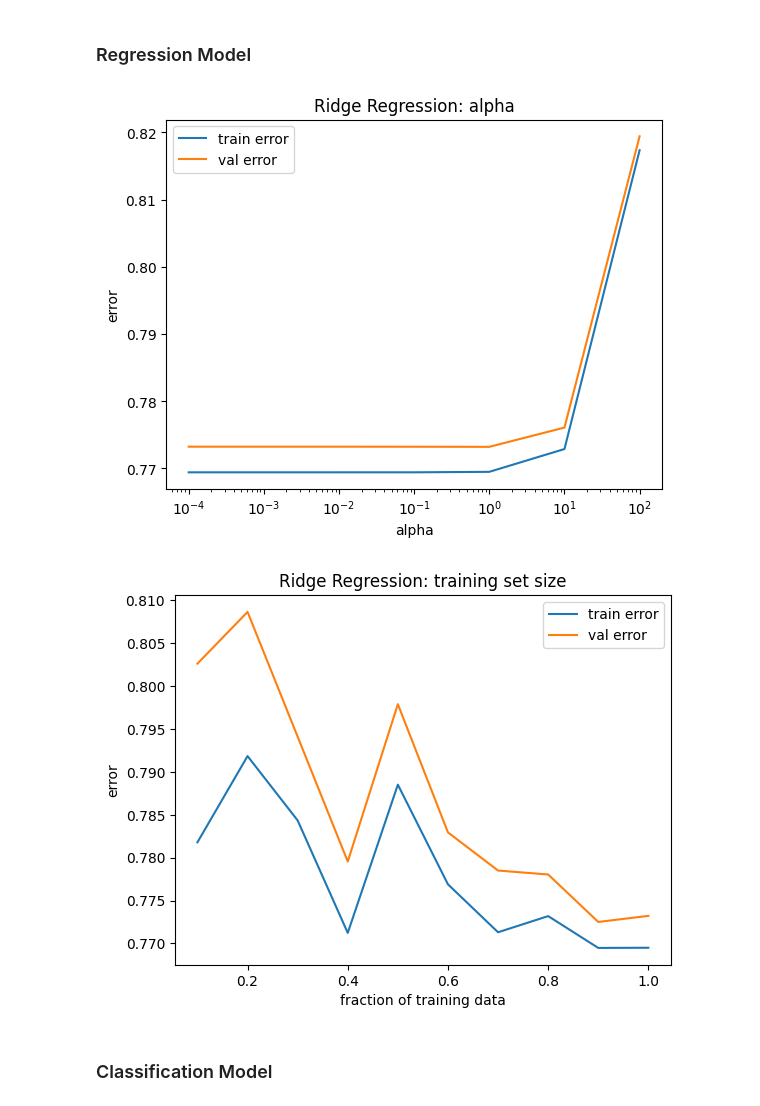
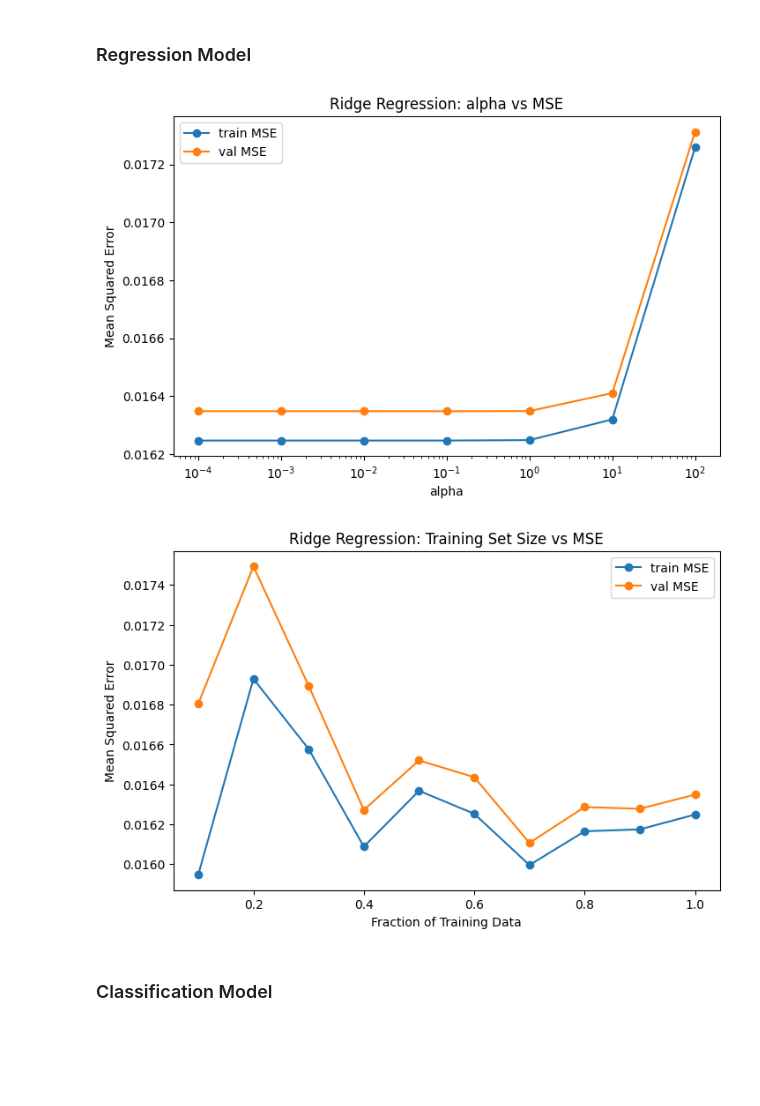
Before and after one commit to Joe-Bresee/data-mining, a Jupyter notebook: a1/Data_Mining_Assignment_1_post.ipynb, the cells around one changed output. Cells and saved outputs as stored; diff of their text form; code cells hidden in the pictures; blank space fills up the shorter version.

Commit message:
updating model hyeper-parameter tuning

```diff
--- a/a1/Data_Mining_Assignment_1_post.ipynb
+++ b/a1/Data_Mining_Assignment_1_post.ipynb
@@ -481,44 +486,58 @@ In total you will conduct 8 experiments.
 ### Regression Model
 # %%
 reg_data = np.column_stack([X_train.values, y_reg_train.values])
+
+cv = KFold(n_splits=5, shuffle=True, random_state=42)
 
 # Experiment 1: vary alpha
 alphas = [0.0001, 0.001, 0.01, 0.1, 1, 10, 100]
 train_errors, val_errors = [], []
 
 for alpha in alphas:
     model = Ridge(alpha=alpha)
-    results = k_fold_cross_validation(reg_data, k=5, model=model)
-    train_errors.append(1 - results["average_train_score"])
-    val_errors.append(1 - results["average_val_score"])
+    results = cross_validate(model, X_train, y_reg_train, cv=cv,
+                             scoring='neg_mean_squared_error',
+                             return_train_score=True)
+    train_errors.append(-results["train_score"].mean())
+    val_errors.append(-results["test_score"].mean())
 
-plt.plot(alphas, train_errors, label="train error")
-plt.plot(alphas, val_errors, label="val error")
+plt.figure(figsize=(8, 5))
+plt.plot(alphas, train_errors, label="train MSE", marker='o')
+plt.plot(alphas, val_errors, label="val MSE", marker='o')
 plt.xscale("log")
 plt.xlabel("alpha")
-plt.ylabel("error")
-plt.title("Ridge Regression: alpha")
+plt.ylabel("Mean Squared Error")
+plt.title("Ridge Regression: alpha vs MSE")
 plt.legend()
 plt.show()
 
 # Experiment 2: vary training set size
 fractions = [0.1, 0.2, 0.3, 0.4, 0.5, 0.6, 0.7, 0.8, 0.9, 1.0]
 train_errors, val_errors = [], []
 
 for frac in fractions:
-    subset = reg_data[:int(len(reg_data) * frac)]
-    model = Ridge(alpha=1.0)
-    results = k_fold_cross_validation(subset, k=5, model=model)
-    train_errors.append(1 - results["average_train_score"])
-    val_errors.append(1 - results["average_val_score"])
+    subset_size = int(len(X_train) * frac)
+    X_subset = X_train[:subset_size]
+    y_subset = y_reg_train[:subset_size]
 
-plt.plot(fractions, train_errors, label="train error")
-plt.plot(fractions, val_errors, label="val error")
-plt.xlabel("fraction of training data")
-plt.ylabel("error")
-plt.title("Ridge Regression: training set size")
+    n_splits = min(5, subset_size // 2)
+    cv_sub = KFold(n_splits=n_splits, shuffle=True, random_state=42)
+
+    model = Ridge(alpha=1.0)  # use best alpha from exp 1 once you know it
+    results = cross_validate(model, X_subset, y_subset, cv=cv_sub,
+                             scoring='neg_mean_squared_error',
+                             return_train_score=True)
+    train_errors.append(-results["train_score"].mean())
+    val_errors.append(-results["test_score"].mean())
+
+plt.figure(figsize=(8, 5))
+plt.plot(fractions, train_errors, label="train MSE", marker='o')
+plt.plot(fractions, val_errors, label="val MSE", marker='o')
+plt.xlabel("Fraction of Training Data")
+plt.ylabel("Mean Squared Error")
+plt.title("Ridge Regression: Training Set Size vs MSE")
 plt.legend()
 plt.show()
 # %% [output]
-[figure, old version]
+[figure, new version]
-[figure, old version]
+[figure, new version]
```
Also changed, not shown: parts of 12 cells of this notebook.
